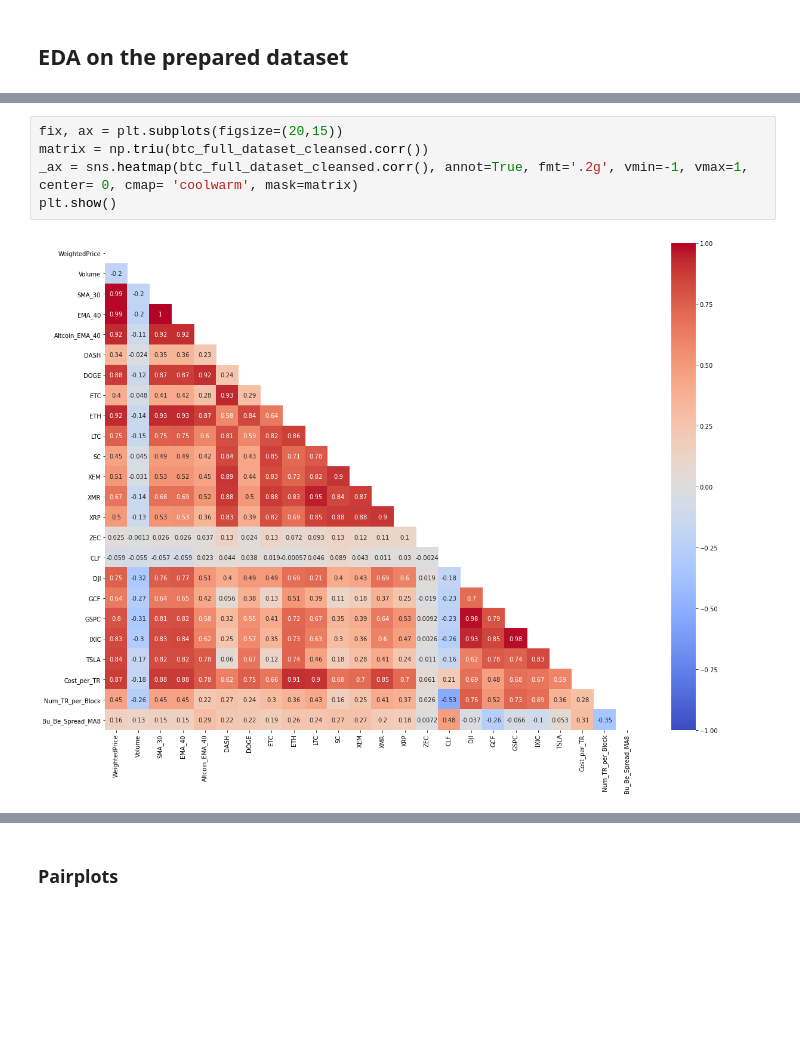
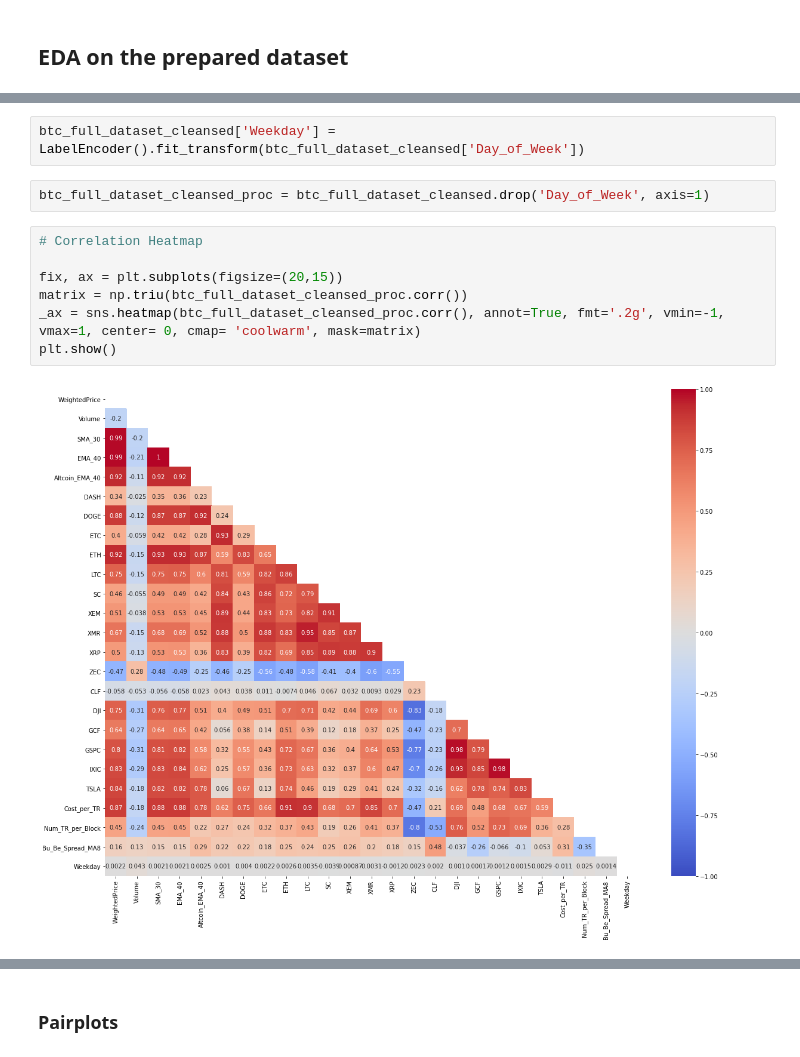
Before and after one commit to akosredey/crypto-project, a Jupyter notebook: 01_Crypto_EDA/Crypto_Project_Slim.ipynb, the cells around one changed output, grey strips where cells are left out. Saved outputs shown, nothing was run; the diff lists cells and outputs as text; blank space fills up the shorter version.

```diff
--- a/01_Crypto_EDA/Crypto_Project_Slim.ipynb
+++ b/01_Crypto_EDA/Crypto_Project_Slim.ipynb
@@ -1380,7 +1403,13 @@ df_check.tail()
+# %%
+btc_full_dataset_cleansed['Weekday'] = LabelEncoder().fit_transform(btc_full_dataset_cleansed['Day_of_Week'])
+# %%
+btc_full_dataset_cleansed_proc = btc_full_dataset_cleansed.drop('Day_of_Week', axis=1)
 # %%
+# Correlation Heatmap
+
 fix, ax = plt.subplots(figsize=(20,15))
-matrix = np.triu(btc_full_dataset_cleansed.corr())
-_ax = sns.heatmap(btc_full_dataset_cleansed.corr(), annot=True, fmt='.2g', vmin=-1, vmax=1, center= 0, cmap= 'coolwarm', mask=matrix)
+matrix = np.triu(btc_full_dataset_cleansed_proc.corr())
+_ax = sns.heatmap(btc_full_dataset_cleansed_proc.corr(), annot=True, fmt='.2g', vmin=-1, vmax=1, center= 0, cmap= 'coolwarm', mask=matrix)
 plt.show()
 # %% [output]
-[figure, old version]
+[figure, new version]
```
Also changed, not shown: parts of 72 cells of this notebook, 48 other files.
